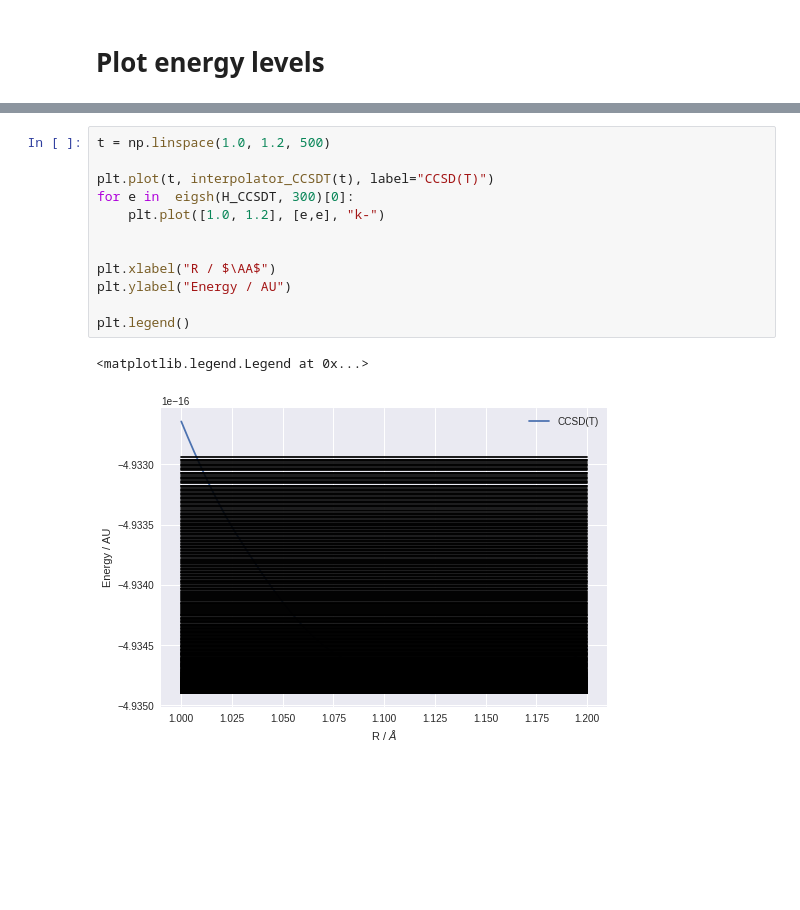
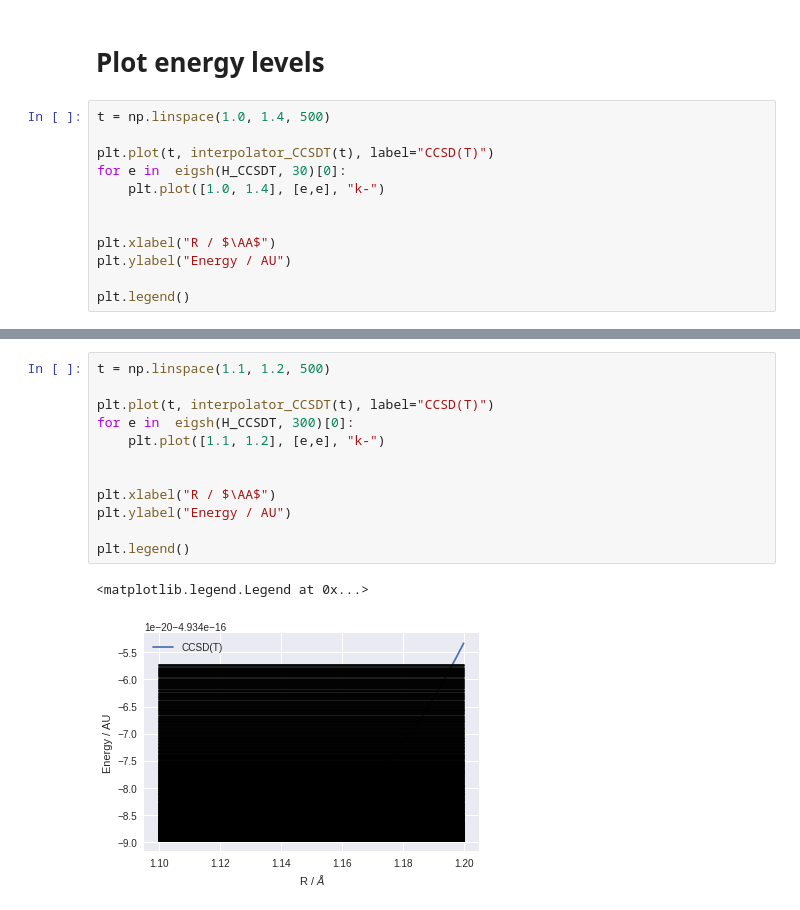
Before and after one commit to jcartus/TMSoCM, a Jupyter notebook: TaskD/FiniteDifferences.ipynb, the cells around one changed output, grey strips where cells are left out. Drawn from its saved outputs; the diff is of its cells as text; blank space fills up the shorter version.

```diff
--- a/TaskD/FiniteDifferences.ipynb
+++ b/TaskD/FiniteDifferences.ipynb
@@ -179,2 +189,14 @@ print(np.diff(E) * conversion_joule_to_eV)
 # %% [markdown]
 # Plot energy levels
+# %%
+t = np.linspace(1.0, 1.4, 500)
+
+plt.plot(t, interpolator_CCSDT(t), label="CCSD(T)")
+for e in  eigsh(H_CCSDT, 30)[0]:
+    plt.plot([1.0, 1.4], [e,e], "k-")
+
+
+plt.xlabel("R / $\AA$")
+plt.ylabel("Energy / AU")
+
+plt.legend()
@@ -181,15 +206,15 @@ print(np.diff(E) * conversion_joule_to_eV)
 # %%
-t = np.linspace(1.0, 1.2, 500)
+t = np.linspace(1.1, 1.2, 500)
 
 plt.plot(t, interpolator_CCSDT(t), label="CCSD(T)")
 for e in  eigsh(H_CCSDT, 300)[0]:
-    plt.plot([1.0, 1.2], [e,e], "k-")
+    plt.plot([1.1, 1.2], [e,e], "k-")
 
 
 plt.xlabel("R / $\AA$")
 plt.ylabel("Energy / AU")
 
 plt.legend()
 # %% [output]
 <matplotlib.legend.Legend at 0x...>
-[figure, old version]
+[figure, new version]
```
Also changed, not shown: parts of 9 cells of this notebook, 1 other file.
